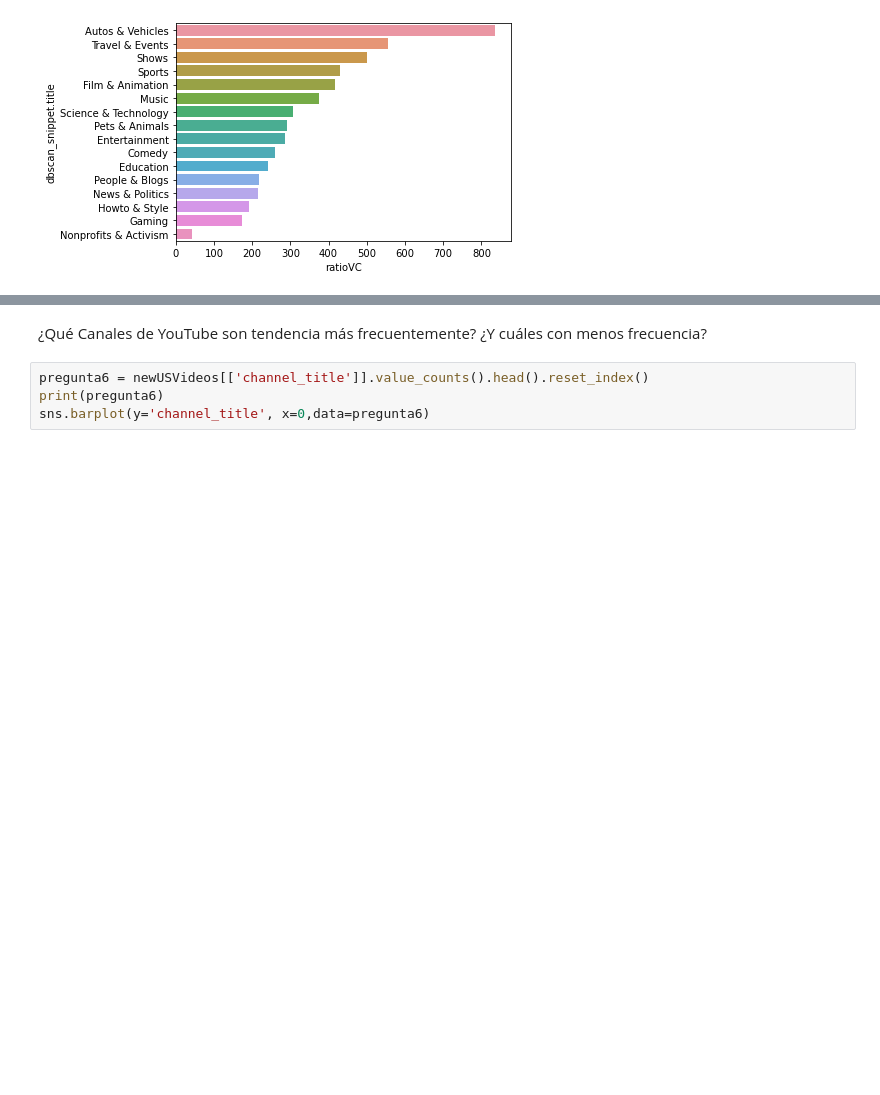
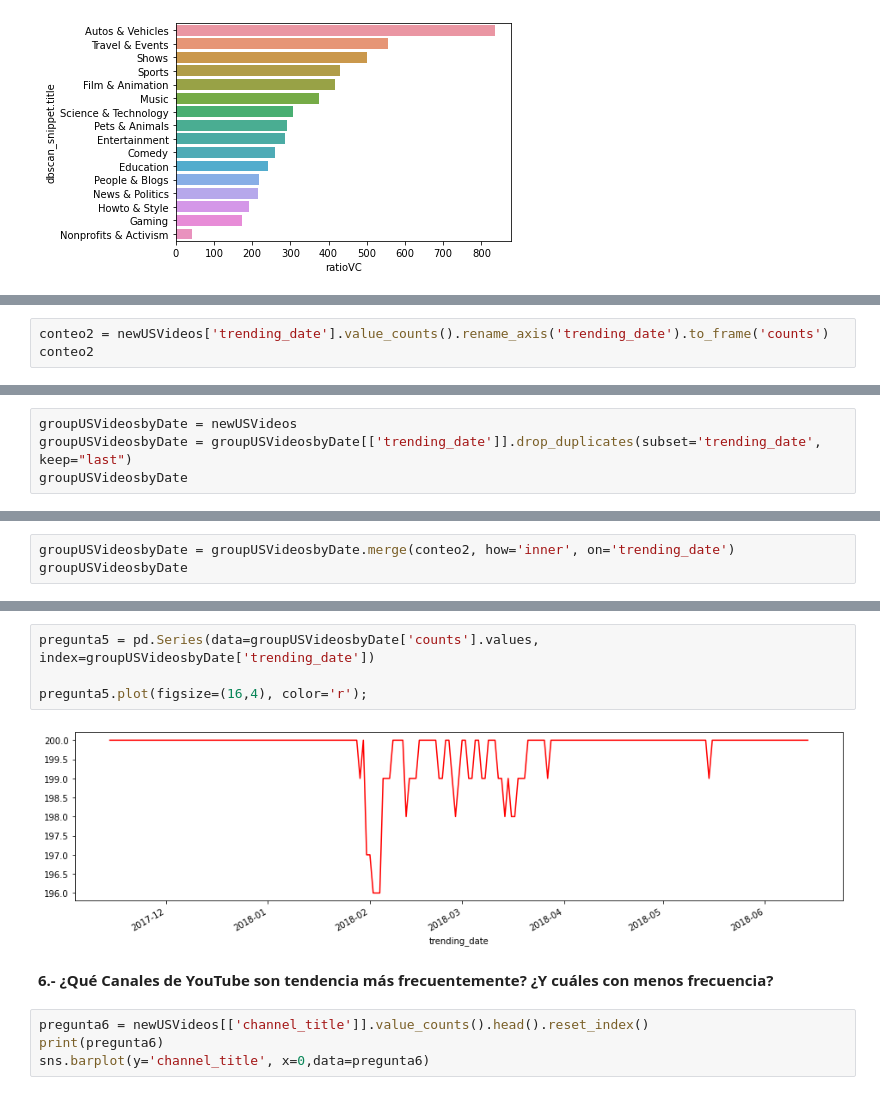
Before and after one commit to JALG99/EB-2021-1-CC51-Grupo5, a Jupyter notebook: TF.ipynb, the cells around one changed output, grey strips where cells are left out. Saved outputs shown, nothing was run; the diff lists cells and outputs as text; blank space fills up the shorter version.

```diff
--- a/TF.ipynb
+++ b/TF.ipynb
@@ -586,0 +584,3 @@ Indexing with multiple keys (implicitly converted to a tuple of keys) will be de
+# %%
+conteo2 = newUSVideos['trending_date'].value_counts().rename_axis('trending_date').to_frame('counts')
+conteo2
@@ -586,0 +602,4 @@ Indexing with multiple keys (implicitly converted to a tuple of keys) will be de
+# %%
+groupUSVideosbyDate = newUSVideos
+groupUSVideosbyDate = groupUSVideosbyDate[['trending_date']].drop_duplicates(subset='trending_date', keep="last")
+groupUSVideosbyDate
@@ -586,0 +620,3 @@ Indexing with multiple keys (implicitly converted to a tuple of keys) will be de
+# %%
+groupUSVideosbyDate = groupUSVideosbyDate.merge(conteo2, how='inner', on='trending_date')
+groupUSVideosbyDate
@@ -587,5 +637,11 @@ Indexing with multiple keys (implicitly converted to a tuple of keys) will be de
+# %%
+pregunta5 = pd.Series(data=groupUSVideosbyDate['counts'].values, index=groupUSVideosbyDate['trending_date'])
+
+pregunta5.plot(figsize=(16,4), color='r');
+# %% [output]
+[figure, added]
 # %% [markdown]
-¿Qué Canales de YouTube son tendencia más frecuentemente? ¿Y cuáles con menos frecuencia?
+**6.- ¿Qué Canales de YouTube son tendencia más frecuentemente? ¿Y cuáles con menos frecuencia?**
 # %%
 pregunta6 = newUSVideos[['channel_title']].value_counts().head().reset_index()
 print(pregunta6)
```
Also changed, not shown: parts of 21 cells of this notebook.
